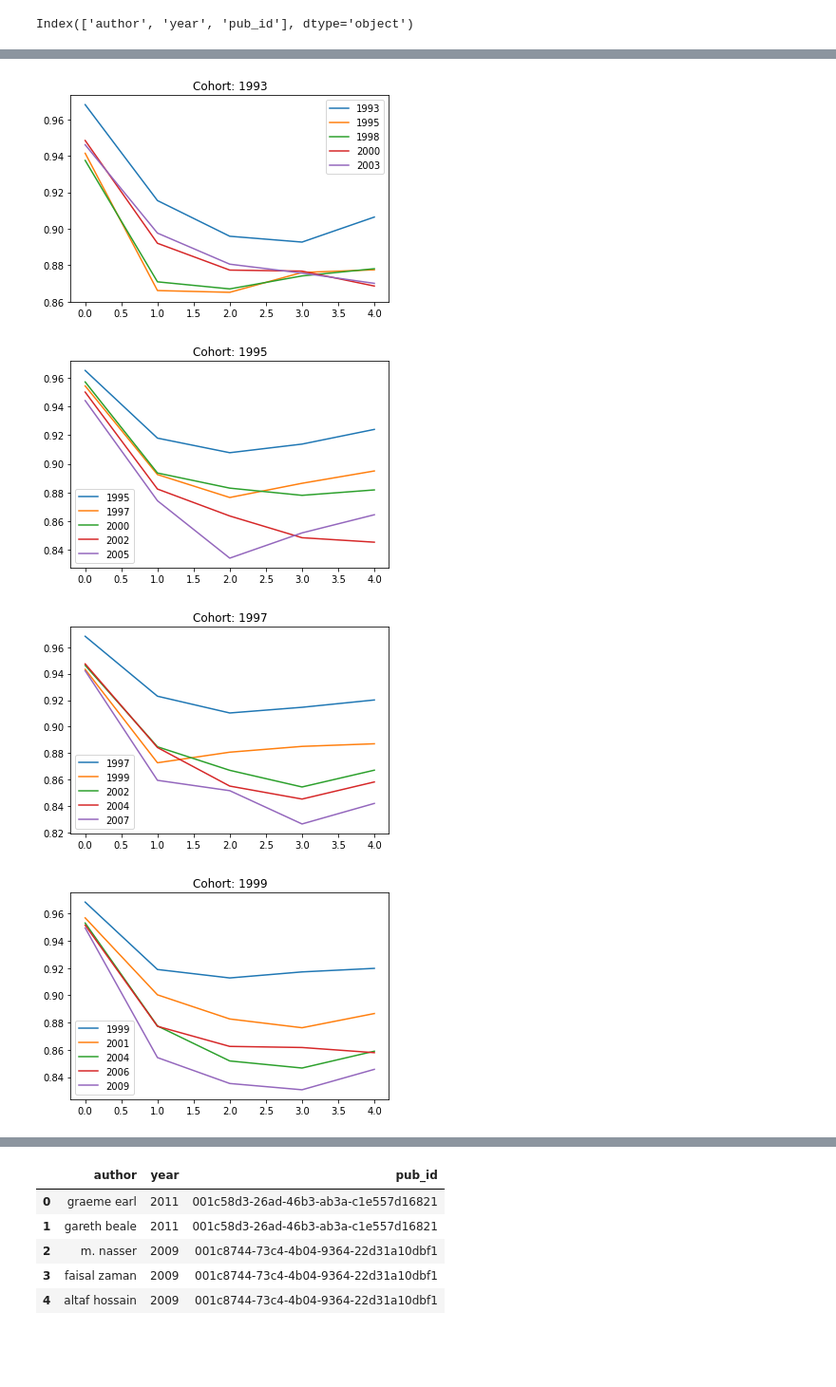
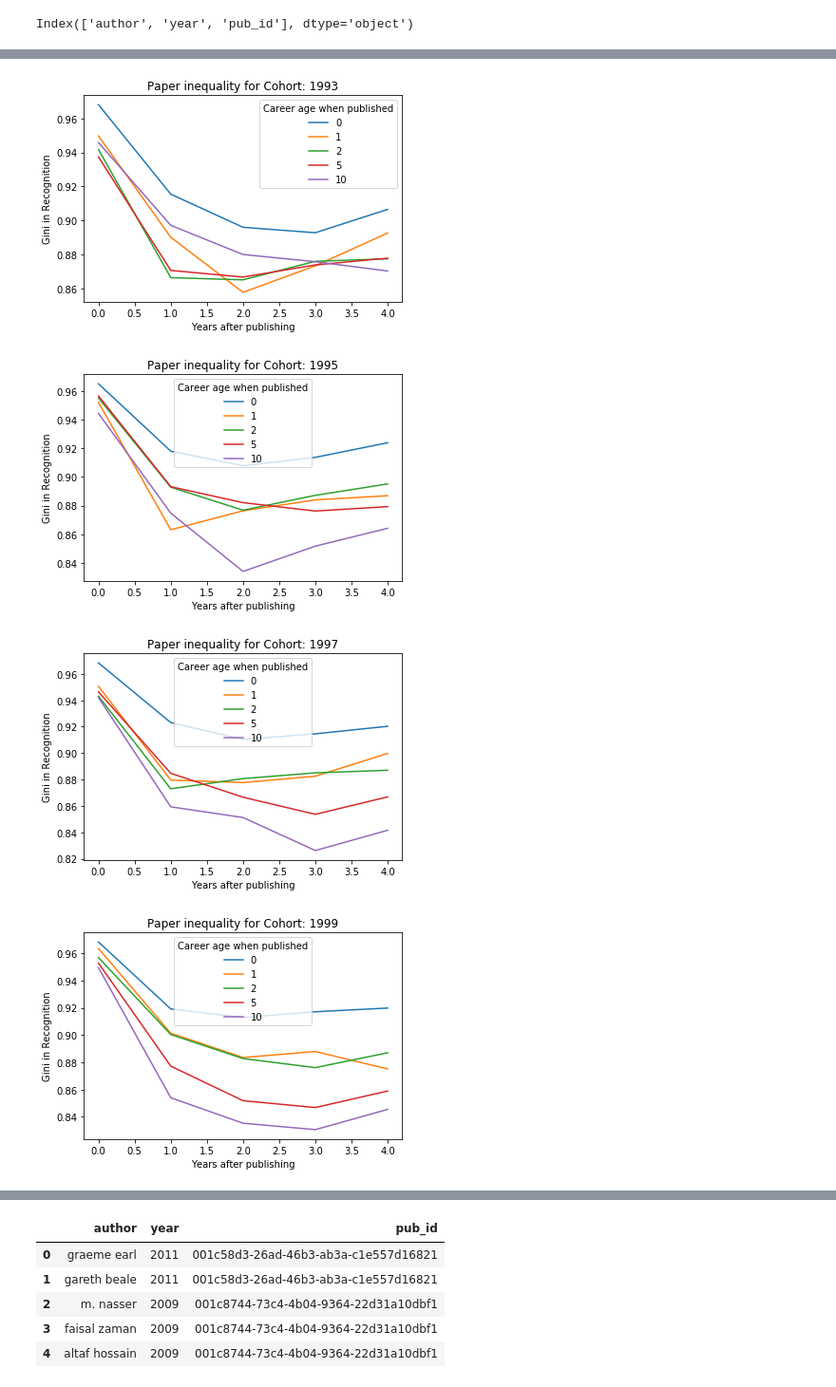
Before and after one commit to gesiscss/inequality, a Jupyter notebook: 7.Citation and Publication analysis.ipynb, the cells around one changed output, grey strips where cells are left out. Shown at 95% size. Drawn from its saved outputs; the diff is of its cells as text; code cells hidden in the pictures; blank space fills up the shorter version.

```diff
--- a/7.Citation and Publication analysis.ipynb
+++ b/7.Citation and Publication analysis.ipynb
@@ -21,7 +24,7 @@ color_pale = ['#7f7f7f', '#f18c8d', '#9bbedb', '#a6d7a4', '#cba6d1', '#ffbf7f',
 # %% [markdown]
 ## Load data from csv
 # %%
-data_store = DataStore([3])
+data_store = DataStore()
 all_papers_num_cit = data_store.all_papers_num_cit
 # %% [output]
 load publication data from CSV
@@ -66,6 +69,4 @@ Index(['author', 'year_pub', 'pub_id', 'cit_id', 'year_cit', 'year', 'authors',
       dtype='object')
-# %%
-uncited_papers_network_first_auth.drop(['year', 'authors', 'num_authors', 'is_alpha', 'first_author'], axis='columns', inplace=True)
 # %%
 uncited_papers_network_first_auth.head()
 # %% [output]
@@ -78,17 +79,29 @@ uncited_papers_network_first_auth.head()
 # %%
 cohort_year = 1995
 # %%
-def plot_ineq_papers_cohort(cohort_year, years_in_future=5):
-    for career_year in [cohort_year, cohort_year+2, cohort_year+5, cohort_year+7, cohort_year+10]:
-        uncited_papers_network_cohort = uncited_papers_network_first_auth[uncited_papers_network_first_auth['start_year']
+def plot_ineq_papers_cohort(cohort_year, years_in_future=5, career_ages=[0,1,2,5,10], func=gini):
+
+    uncited_papers_network_cohort = uncited_papers_network_first_auth[uncited_papers_network_first_auth['start_year']
                                                                           == cohort_year]
-        paper_cited_list = uncited_papers_network_cohort.groupby(['year_pub', 'pub_id']).agg({'year_cit': list})
+    paper_cited_list = uncited_papers_network_cohort.groupby(['year_pub', 'pub_id']).agg({'year_cit': list})
+    for career_year in [cohort_year + ca for ca in career_ages]:
+#         print(f"Career year {career_year}")
         paper_cited_list_year = paper_cited_list.loc[career_year]
+#         print('Cited in: ', end=' ')
         for i in range(career_year,career_year+years_in_future):
             paper_cited_list_year[f'cit_in_{i}'] = paper_cited_list_year['year_cit'].apply(lambda x: sum(list(map(lambda y:
                                                                                                                   y==i, x))))
-        ginis = [gini(paper_cited_list_year[col].astype(float).values) for col in paper_cited_list_year.columns[1:]]
-        plt.plot(ginis, label=f'{career_year}')
-    plt.legend()
-    plt.title(f'Cohort: {cohort_year}')
+#             print(i, end=' ')
+#         print(paper_cited_list_year.columns)
+        ginis = [func(paper_cited_list_year[col].astype(float).values) for col in paper_cited_list_year.columns[1:]]
+#         print(ginis)
+        plt.plot(ginis, label=f'{career_year-cohort_year}')
+    plt.xlabel('Years after publishing')
+    if func.__name__ == 'gini':
+        ylab = 'Gini in Recognition'
+    else:
+        ylab = func.display_name
+    plt.ylabel(ylab)
+    plt.legend(title='Career age when published')
+    plt.title(f'Paper inequality for Cohort: {cohort_year}')
     plt.show()
@@ -95,7 +128,10 @@ def plot_ineq_papers_cohort(cohort_year, years_in_future=5):
 # %%
+%%time
 plot_ineq_papers_cohort(1990)
 plot_ineq_papers_cohort(1993)
 plot_ineq_papers_cohort(1995)
 plot_ineq_papers_cohort(1997)
 plot_ineq_papers_cohort(1999)
+plot_ineq_papers_cohort(2000)
+plot_ineq_papers_cohort(2001)
 # %% [output]
@@ -103,4 +139,4 @@ plot_ineq_papers_cohort(1999)
-[figure, old version]
+[figure, new version]
-[figure, old version]
+[figure, new version]
-[figure, old version]
+[figure, new version]
-[figure, old version]
+[figure, new version]
```
Also changed, not shown: parts of 33 cells of this notebook, 9 other files.
